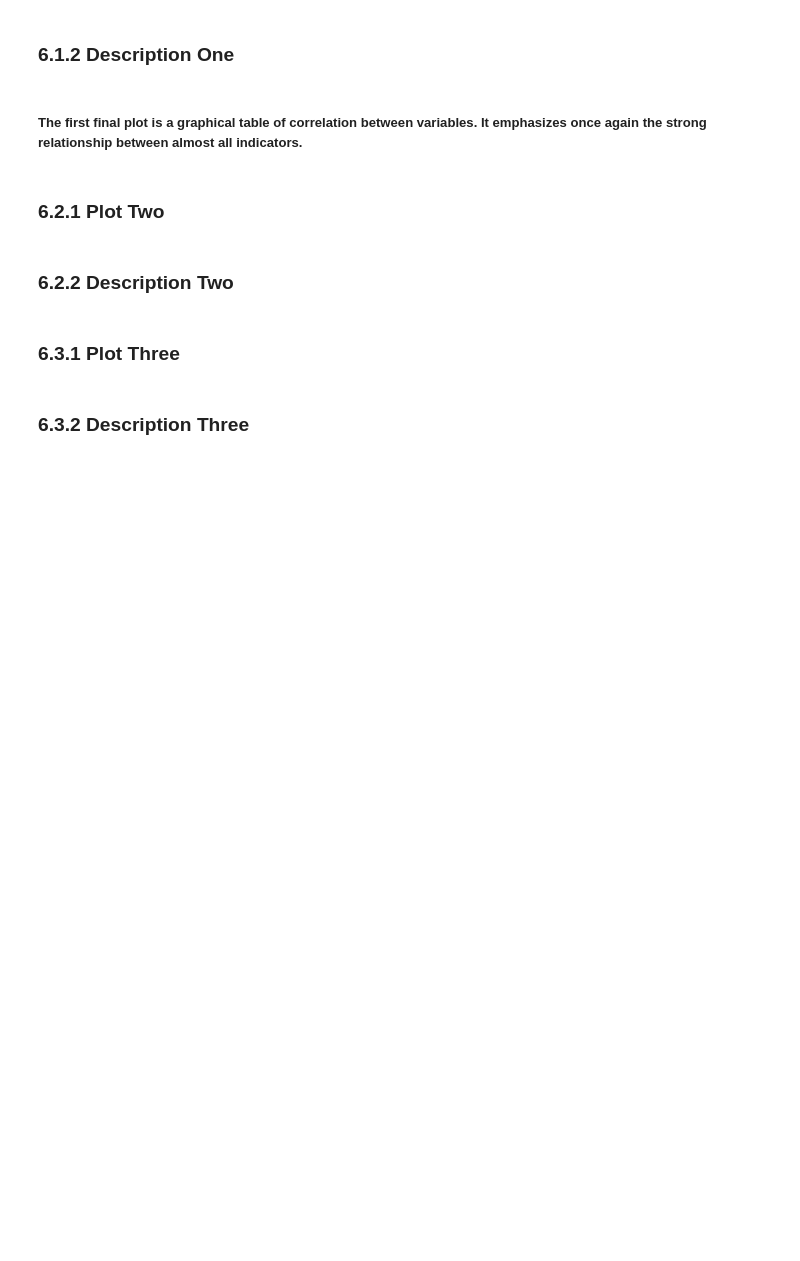
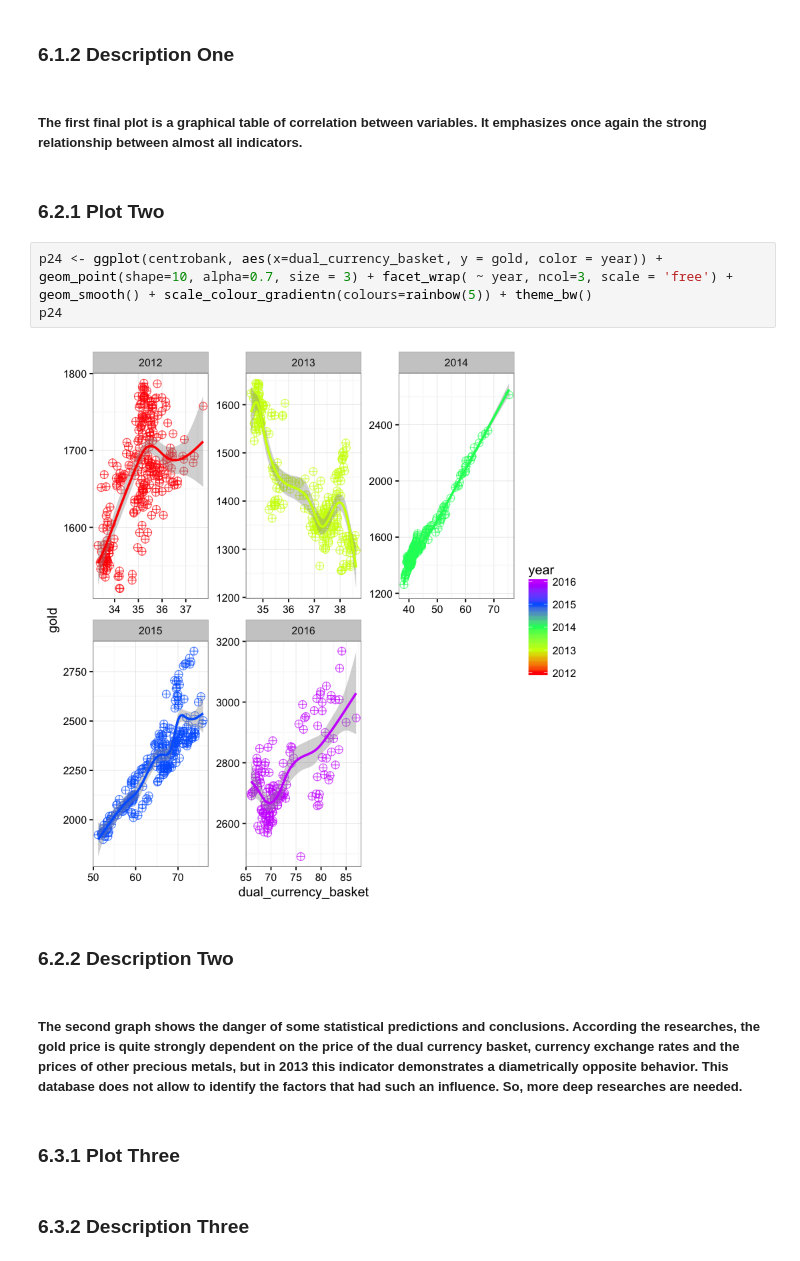
Before and after one commit to OlgaBelitskaya/data-analyst-nd002, a Jupyter notebook: Data_Analyst_ND_Project4/P4.ipynb, the cells around one changed output. Drawn from its saved outputs; the diff is of its cells as text; blank space fills up the shorter version.

```diff
--- a/Data_Analyst_ND_Project4/P4.ipynb
+++ b/Data_Analyst_ND_Project4/P4.ipynb
@@ -650,8 +654,15 @@ corrplot.mixed(mcorr_centrobank, lower="number", upper="pie", order ="AOE", tl.c
 ##### The first final plot is a graphical table of correlation between variables. It emphasizes once again the strong relationship between almost all indicators.
 # %% [markdown]
 ### 6.2.1 Plot Two
+# %%
+p24 <- ggplot(centrobank, aes(x=dual_currency_basket, y = gold, color = year)) + geom_point(shape=10, alpha=0.7, size = 3) + facet_wrap( ~ year, ncol=3, scale = 'free') + geom_smooth() + scale_colour_gradientn(colours=rainbow(5)) + theme_bw()
+p24
+# %% [output]
+[figure, added]
 # %% [markdown]
 ### 6.2.2 Description Two
+# %% [markdown]
+##### The second graph shows the danger of some statistical predictions and conclusions. According the researches, the gold price is quite strongly dependent on the price of the dual currency basket, currency exchange rates and the prices of other precious metals, but in 2013 this indicator demonstrates a diametrically opposite behavior. This database does not allow to identify the factors that had such an influence. So, more deep researches are needed.
 # %% [markdown]
 ### 6.3.1 Plot Three
 # %% [markdown]
```
Also changed, not shown: parts of 9 cells of this notebook, 21 other files.
